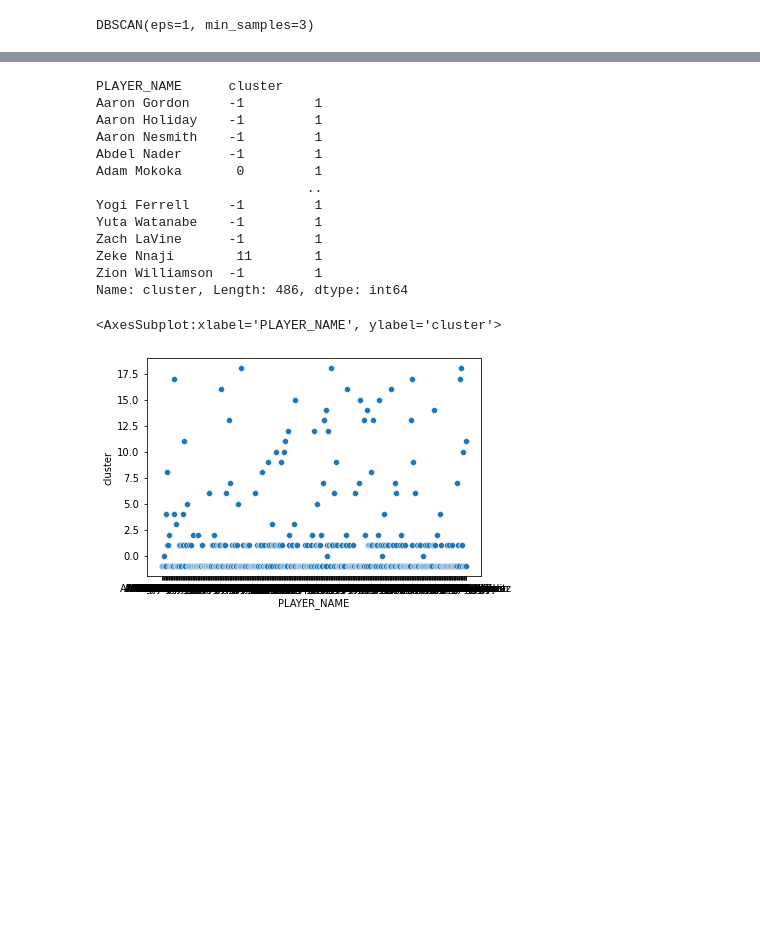
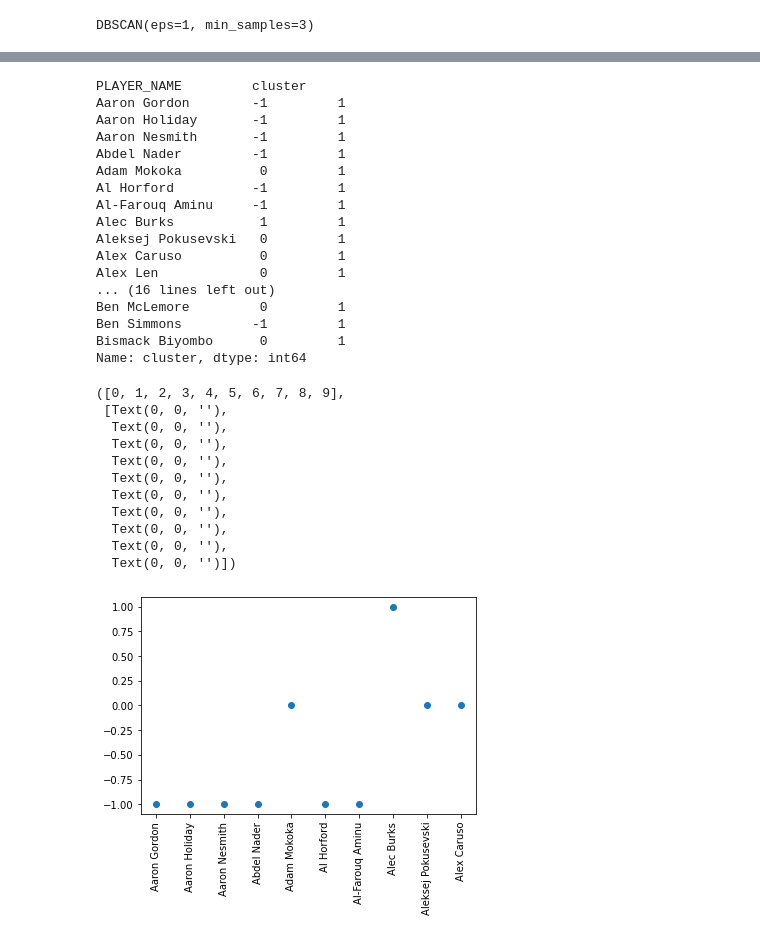
Before and after one commit to davidcholcomb/coach_ai, a Jupyter notebook: code/Untitled.ipynb, the cells around one changed output, grey strips where cells are left out. Saved outputs shown, nothing was run; the diff lists cells and outputs as text; code cells hidden in the pictures; blank space fills up the shorter version.

```diff
--- a/code/Untitled.ipynb
+++ b/code/Untitled.ipynb
@@ -301,22 +289,37 @@ X['cluster'].value_counts(normalize=True)
 Name: cluster, dtype: float64
 # %%
-X.groupby('PLAYER_NAME')['cluster'].value_counts()
+X.groupby('PLAYER_NAME')['cluster'].value_counts().head(30)
 # %% [output]
-PLAYER_NAME      cluster
-Aaron Gordon     -1         1
-Aaron Holiday    -1         1
-Aaron Nesmith    -1         1
-Abdel Nader      -1         1
-Adam Mokoka       0         1
-                           ..
-Yogi Ferrell     -1         1
-Yuta Watanabe    -1         1
-Zach LaVine      -1         1
-Zeke Nnaji        11        1
-Zion Williamson  -1         1
-Name: cluster, Length: 486, dtype: int64
+PLAYER_NAME         cluster
+Aaron Gordon        -1         1
+Aaron Holiday       -1         1
+Aaron Nesmith       -1         1
+Abdel Nader         -1         1
+Adam Mokoka          0         1
+Al Horford          -1         1
+Al-Farouq Aminu     -1         1
+Alec Burks           1         1
+Aleksej Pokusevski   0         1
+Alex Caruso          0         1
+Alex Len             0         1
+... (16 lines left out)
+Ben McLemore         0         1
+Ben Simmons         -1         1
+Bismack Biyombo      0         1
+Name: cluster, dtype: int64
 # %%
-sns.scatterplot(data=X, x = X.index, y = X['cluster'])
+plt.scatter(x = X.index[:10], y = X['cluster'][:10])
+plt.xticks(rotation=90)
 # %% [output]
-<AxesSubplot:xlabel='PLAYER_NAME', ylabel='cluster'>
+([0, 1, 2, 3, 4, 5, 6, 7, 8, 9],
+ [Text(0, 0, ''),
+  Text(0, 0, ''),
+  Text(0, 0, ''),
+  Text(0, 0, ''),
+  Text(0, 0, ''),
+  Text(0, 0, ''),
+  Text(0, 0, ''),
+  Text(0, 0, ''),
+  Text(0, 0, ''),
+  Text(0, 0, '')])
-[figure, old version]
+[figure, new version]
```
Also changed, not shown: parts of 16 cells of this notebook.
